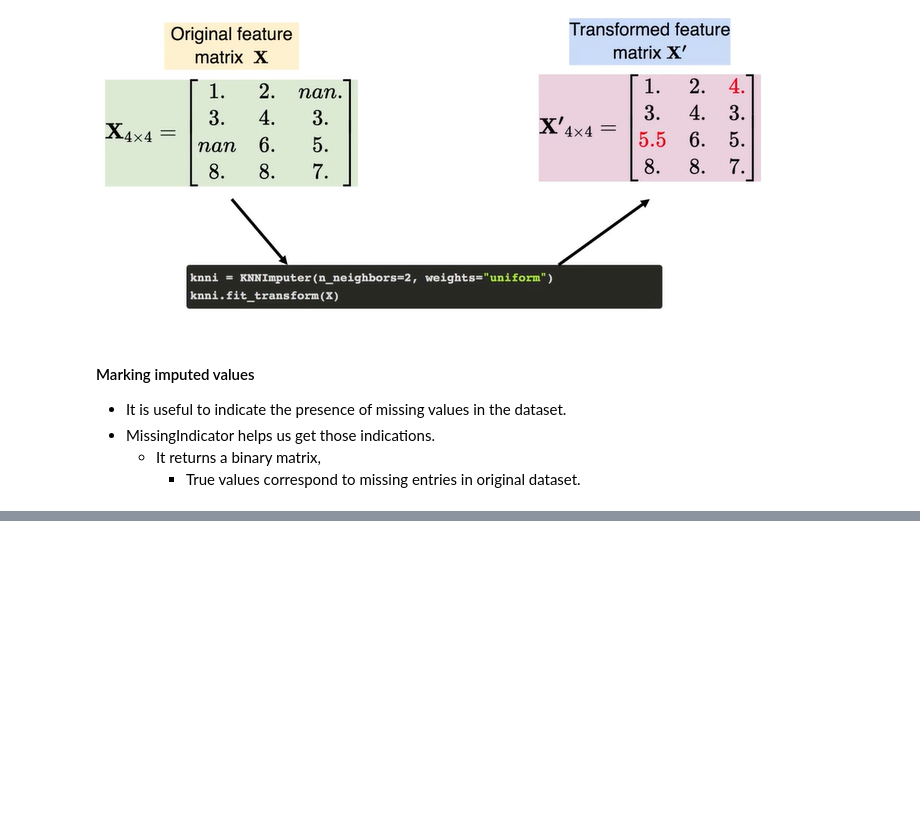
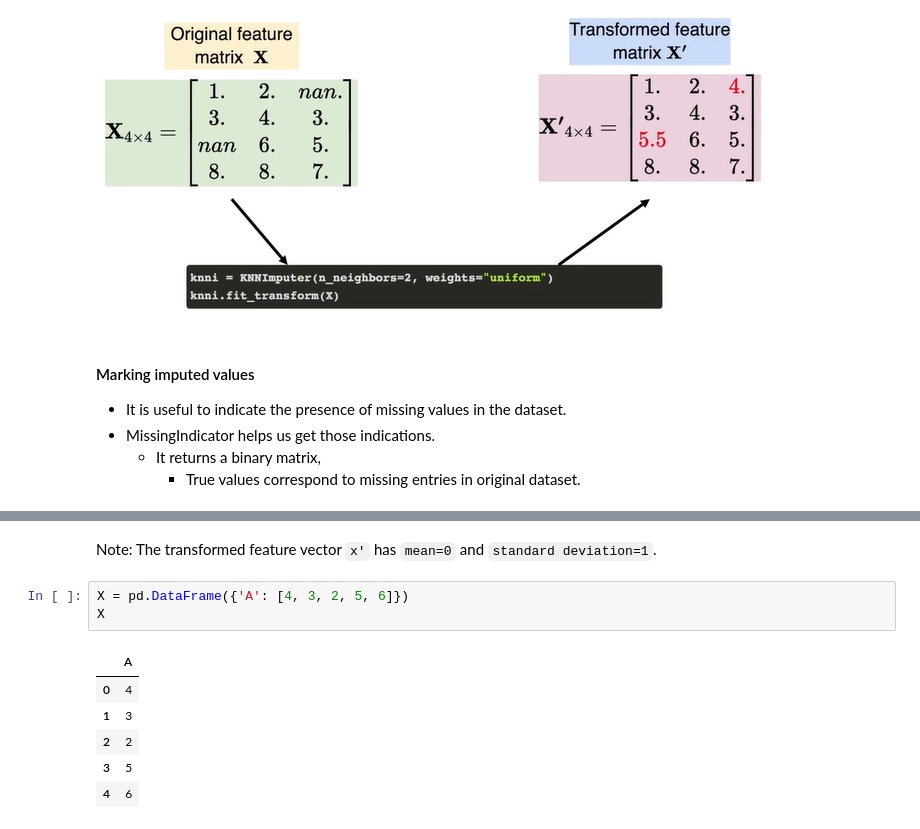
Before and after one commit to AnvayRaj/MLP-Notes, a Jupyter notebook: Week_2.ipynb, the cells around one changed output, grey strips where cells are left out. Drawn from its saved outputs; the diff is of its cells as text; blank space fills up the shorter version.

```diff
--- a/Week_2.ipynb
+++ b/Week_2.ipynb
@@ -162,0 +187,12 @@ array([[1. , 2. , 4. ],
+# %% [markdown]
+Note: The transformed feature vector `x'` has `mean=0` and `standard deviation=1`.
+# %%
+X = pd.DataFrame({'A': [4, 3, 2, 5, 6]})
+X
+# %% [output]
+|  | A |
+| 0 | 4 |
+| 1 | 3 |
+| 2 | 2 |
+| 3 | 5 |
+| 4 | 6 |
```
Also changed, not shown: parts of 5 cells of this notebook.
